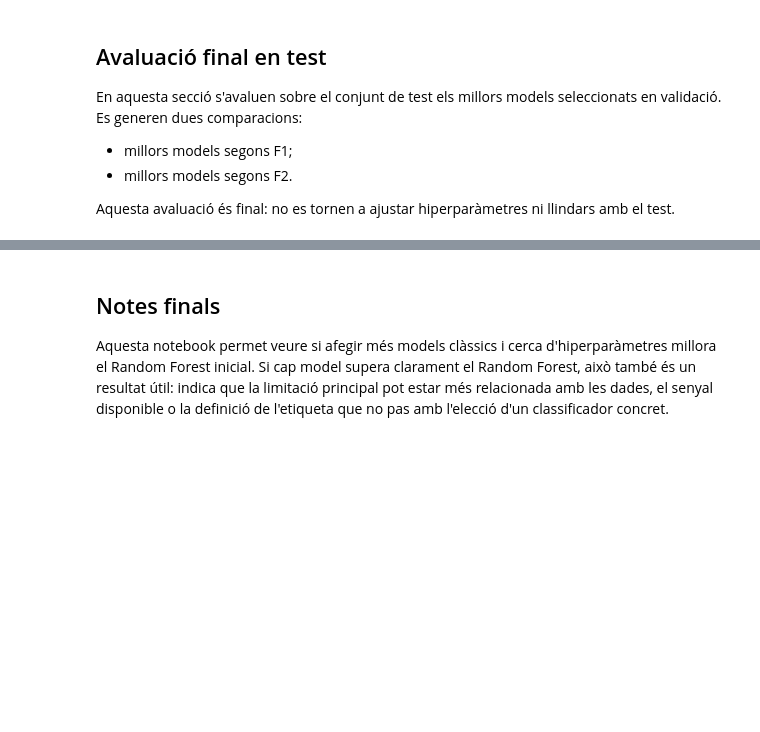
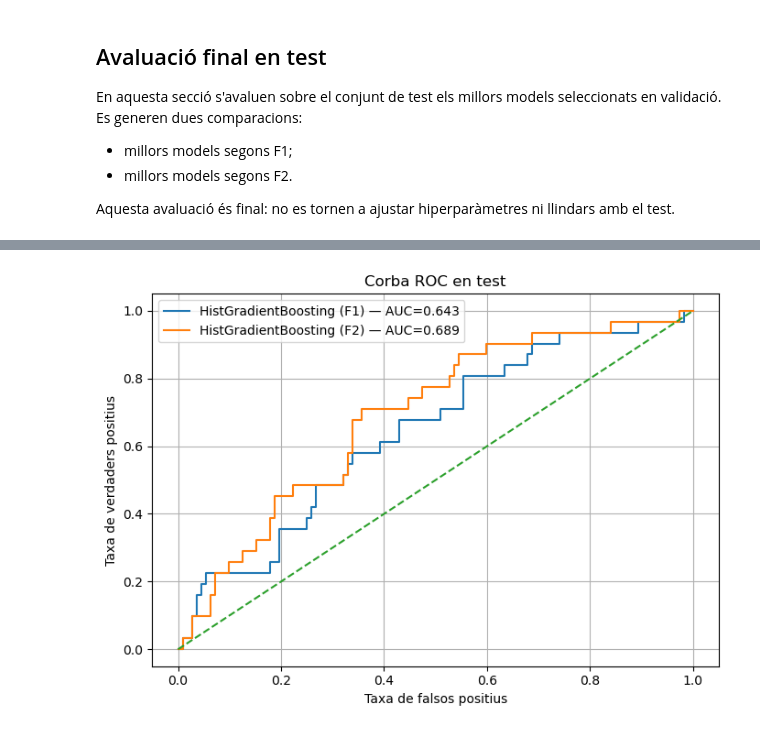
Before and after one commit to DavidRuizC/AlzheimerClassification, a Jupyter notebook: MachineLearning.ipynb, the cells around one changed output, grey strips where cells are left out. Drawn from its saved outputs; the diff is of its cells as text; code cells hidden in the pictures; blank space fills up the shorter version.

```diff
--- a/MachineLearning.ipynb
+++ b/MachineLearning.ipynb
@@ -1076,43 +1278,28 @@ for best_row in [best_test_f1, best_test_f2]:
 # %%
 # ==========================================
 # 17. Corbes ROC i Precision-Recall dels millors models
 # ==========================================
 
 models_to_plot = [
     (best_test_f1["model"], "F1"),
     (best_test_f2["model"], "F2"),
 ]
 
 plt.figure(figsize=(7, 5))
 
 for model_name, criteri in models_to_plot:
     scores = scores_test_dict[(model_name, criteri)]
     fpr, tpr, _ = roc_curve(y_test, scores)
     roc_auc = auc(fpr, tpr)
     plt.plot(fpr, tpr, label=f"{model_name} ({criteri}) — AUC={roc_auc:.3f}")
 
 plt.plot([0, 1], [0, 1], linestyle="--")
 plt.xlabel("Taxa de falsos positius")
 plt.ylabel("Taxa de verdaders positius")
 plt.title("Corba ROC en test")
 plt.legend()
 plt.grid(True)
 plt.tight_layout()
 plt.show()
-
-
-plt.figure(figsize=(7, 5))
-
-for model_name, criteri in models_to_plot:
-    scores = scores_test_dict[(model_name, criteri)]
-    precision, recall, _ = precision_recall_curve(y_test, scores)
-    ap = average_precision_score(y_test, scores)
-    plt.plot(recall, precision, label=f"{model_name} ({criteri}) — AP={ap:.3f}")
-
-plt.xlabel("Recall")
-plt.ylabel("Precision")
-plt.title("Corba Precision-Recall en test")
-plt.legend()
-plt.grid(True)
-plt.tight_layout()
-plt.show()
+# %% [output]
+[figure, added]
@@ -1167,4 +1305,0 @@ plt.show()
-# %% [markdown]
-## Notes finals
-
-Aquesta notebook permet veure si afegir més models clàssics i cerca d'hiperparàmetres millora el Random Forest inicial. Si cap model supera clarament el Random Forest, això també és un resultat útil: indica que la limitació principal pot estar més relacionada amb les dades, el senyal disponible o la definició de l'etiqueta que no pas amb l'elecció d'un classificador concret.
```
Also changed, not shown: parts of 16 cells of this notebook, 3 other files.
